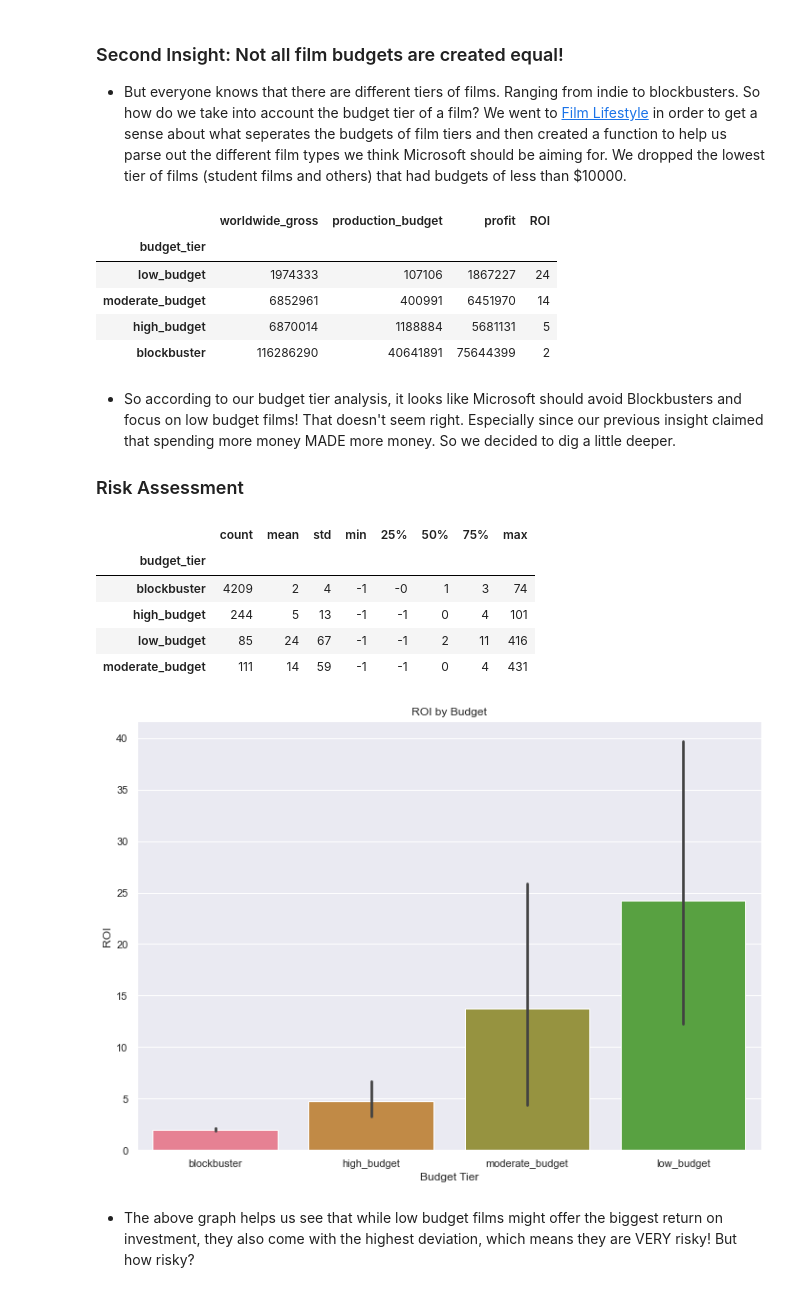
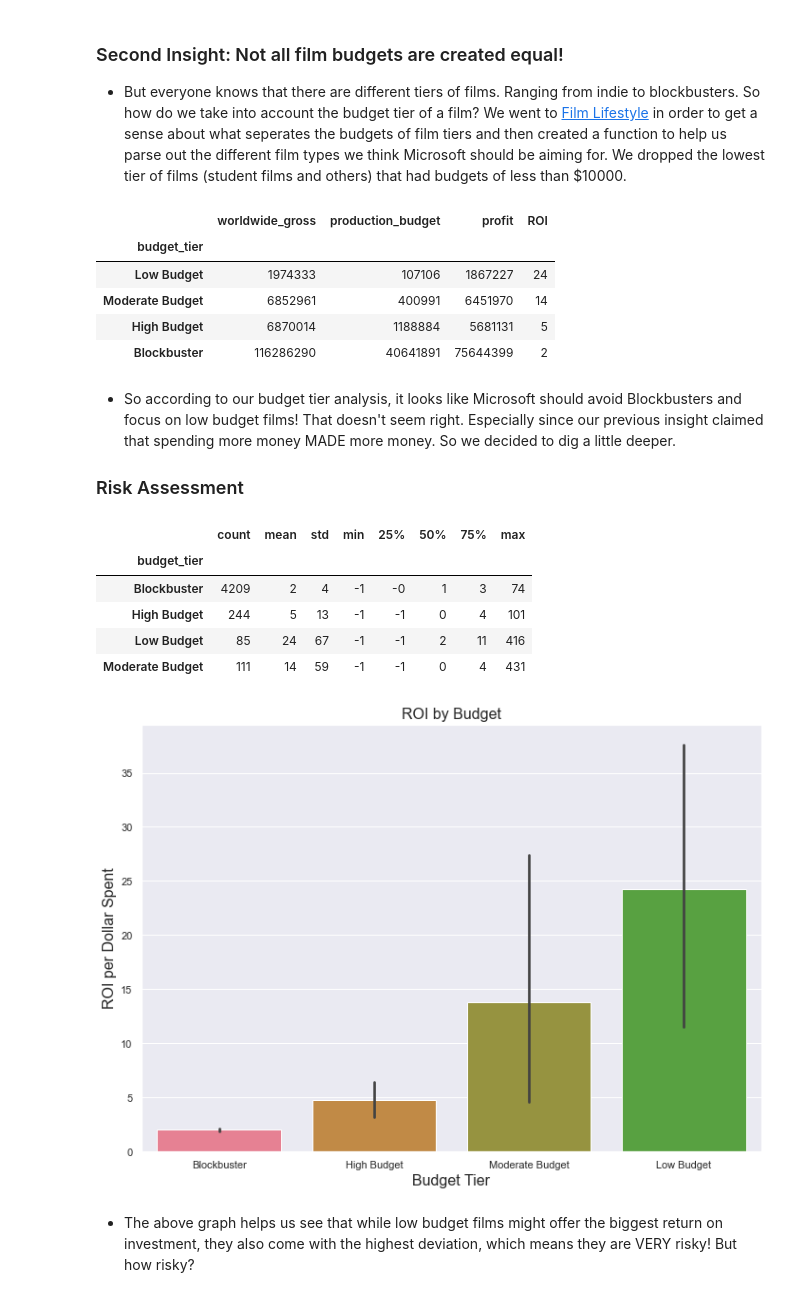
Before and after one commit to jbloewencolon/Microsoft_Movie_Studio, a Jupyter notebook: Microsoft Movie Studio.ipynb, the cells around one changed output. Saved outputs shown, nothing was run; the diff lists cells and outputs as text; code cells hidden in the pictures.

```diff
--- a/Microsoft Movie Studio.ipynb
+++ b/Microsoft Movie Studio.ipynb
@@ -167,13 +172,13 @@ blockbuster_budget = range(2000000, 250000000)
 #function to organize film tiers that iterates through each film's budget and than adds its budget tier to a new column.
 def budget_tiers(x):
     if x in low_budget:
-        return("low_budget")
+        return("Low Budget")
     elif x in moderate_budget:
-        return("moderate_budget")
+        return("Moderate Budget")
     elif x in high_budget:
-        return("high_budget")
+        return("High Budget")
     elif x >= 2000000:
-        return("blockbuster")
+        return("Blockbuster")
     else:
         return("N/A")
 # %%
@@ -188,10 +193,10 @@ fullframe.groupby('budget_tier').mean().sort_values("production_budget")
 # %% [output]
 |  | worldwide_gross | production_budget | profit | ROI |
 | budget_tier |  |  |  |  |
-| low_budget | 1974333 | 107106 | 1867227 | 24 |
-| moderate_budget | 6852961 | 400991 | 6451970 | 14 |
-| high_budget | 6870014 | 1188884 | 5681131 | 5 |
-| blockbuster | 116286290 | 40641891 | 75644399 | 2 |
+| Low Budget | 1974333 | 107106 | 1867227 | 24 |
+| Moderate Budget | 6852961 | 400991 | 6451970 | 14 |
+| High Budget | 6870014 | 1188884 | 5681131 | 5 |
+| Blockbuster | 116286290 | 40641891 | 75644399 | 2 |
 # %% [markdown]
 * So according to our budget tier analysis, it looks like Microsoft should avoid Blockbusters and focus on low budget films! That doesn't seem right. Especially since our previous insight claimed that spending more money MADE more money. So we decided to dig a little deeper.
 
@@ -202,18 +207,19 @@ fullframe.groupby('budget_tier')["ROI"].describe().sort_values("budget_tier")
 # %% [output]
 |  | count | mean | std | min | 25% | 50% | 75% | max |
 | budget_tier |  |  |  |  |  |  |  |  |
-| blockbuster | 4209 | 2 | 4 | -1 | -0 | 1 | 3 | 74 |
-| high_budget | 244 | 5 | 13 | -1 | -1 | 0 | 4 | 101 |
-| low_budget | 85 | 24 | 67 | -1 | -1 | 2 | 11 | 416 |
-| moderate_budget | 111 | 14 | 59 | -1 | -1 | 0 | 4 | 431 |
+| Blockbuster | 4209 | 2 | 4 | -1 | -0 | 1 | 3 | 74 |
+| High Budget | 244 | 5 | 13 | -1 | -1 | 0 | 4 | 101 |
+| Low Budget | 85 | 24 | 67 | -1 | -1 | 2 | 11 | 416 |
+| Moderate Budget | 111 | 14 | 59 | -1 | -1 | 0 | 4 | 431 |
 # %%
 #Plotting ROI by budget tier
 sb.barplot(data=fullframe, x='budget_tier',y="ROI")
-plt.title('ROI by Budget')
-plt.xlabel('Budget Tier')
-plt.ylabel('ROI');
+plt.title('ROI by Budget', fontsize=16)
+plt.xlabel('Budget Tier', fontsize=16)
+plt.ylabel('ROI per Dollar Spent', fontsize=16)
+plt.ticklabel_format(style='plain', axis='y');
 # %% [output]
-[figure, old version]
+[figure, new version]
 # %% [markdown]
 * The above graph helps us see that while low budget films might offer the biggest return on investment, they also come with the highest deviation, which means they are VERY risky! But how risky?
 # %% [markdown]
```
Also changed, not shown: parts of 8 cells of this notebook.
